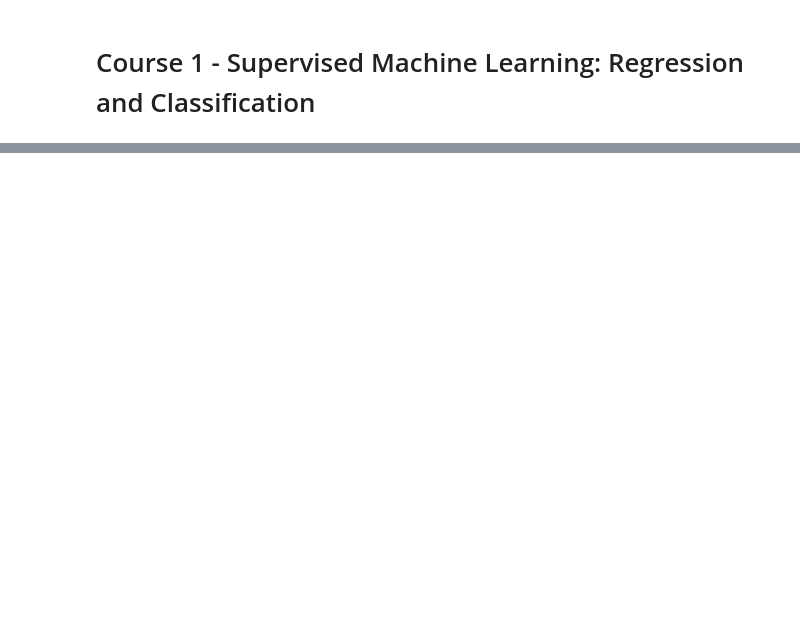
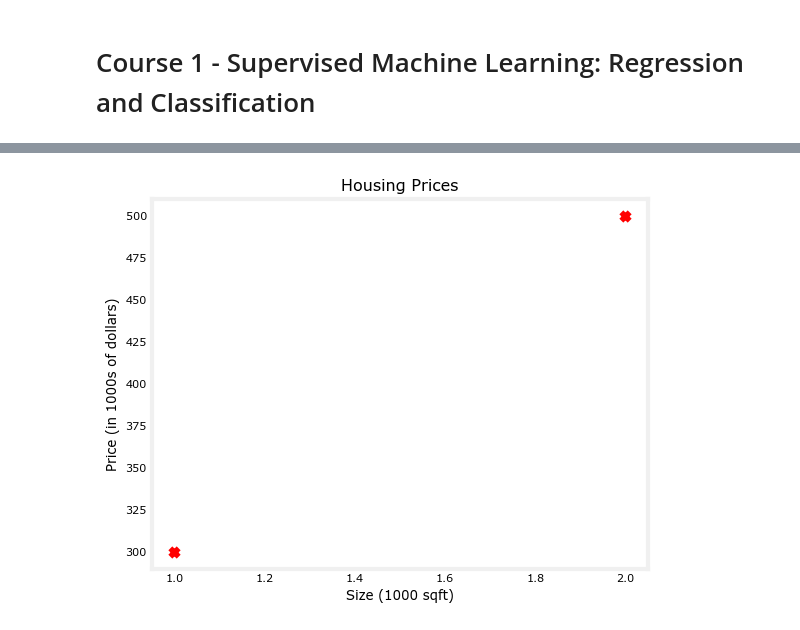
Before and after one commit to SHX0718/Machine-Learning-Specialization, a Jupyter notebook: MachineLearning-Notebook/Machine Learning Specialization.ipynb, the cells around one changed output, grey strips where cells are left out. Drawn from its saved outputs; the diff is of its cells as text; code cells hidden in the pictures; blank space fills up the shorter version.

```diff
--- a/MachineLearning-Notebook/Machine Learning Specialization.ipynb
+++ b/MachineLearning-Notebook/Machine Learning Specialization.ipynb
@@ -251,0 +480,4 @@ So to summarize a clustering algorithm, which is a type of unsupervised learning
+# %%
+import numpy as np
+import matplotlib.pyplot as plt
+plt.style.use("static/deeplearning.mplstyle")
@@ -251,0 +503,7 @@ So to summarize a clustering algorithm, which is a type of unsupervised learning
+# %%
+# x_train is the input variable (size in 1000 square feet)
+# y_train is the target (price in 1000s of dollars)
+x_train = np.array([1.0, 2.0])
+y_train = np.array([300.0, 500.0])
+print(f"x_train = {x_train}")
+print(f"y_train = {y_train}")
@@ -251,0 +557,16 @@ So to summarize a clustering algorithm, which is a type of unsupervised learning
+# %%
+# Plot the data points
+plt.scatter(x_train, y_train, marker='x', c='r')
+
+# Set the title
+plt.title("Housing Prices")
+
+# Set the y-axis label
+plt.ylabel("Price (in 1000s of dollars)")
+
+# Set the x-axis label
+plt.xlabel("Size (1000 sqft)")
+
+plt.show()
+# %% [output]
+[figure, added]
```
Also changed, not shown: parts of 46 cells of this notebook, 27 other files.
